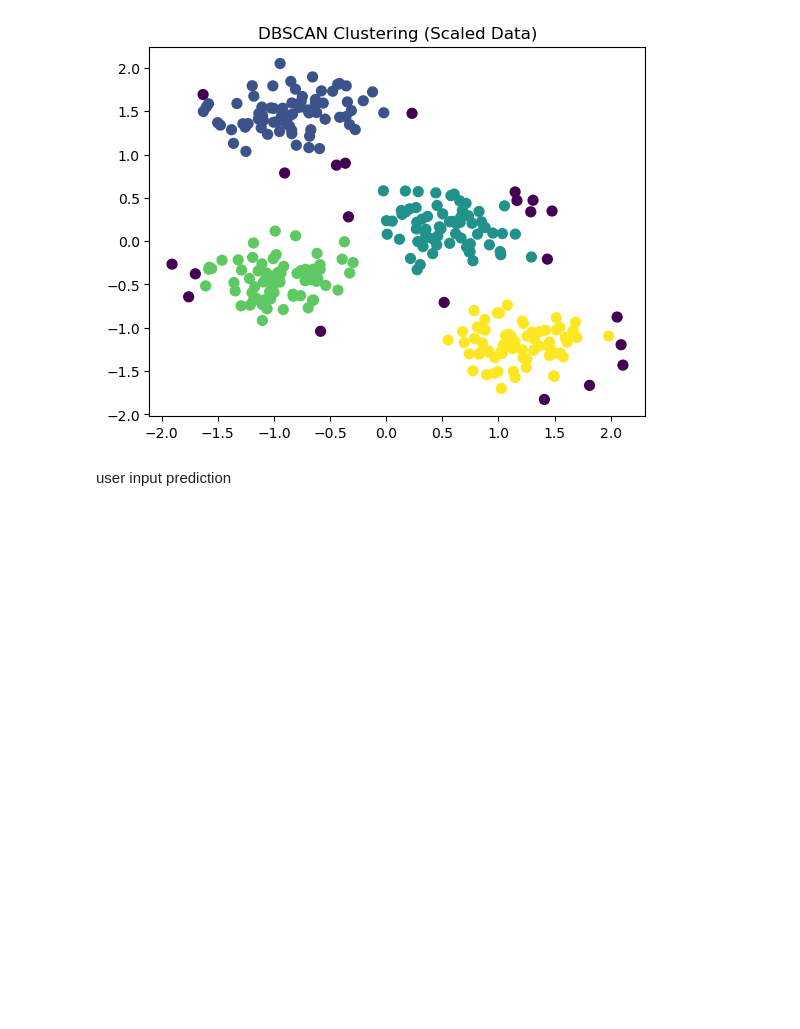
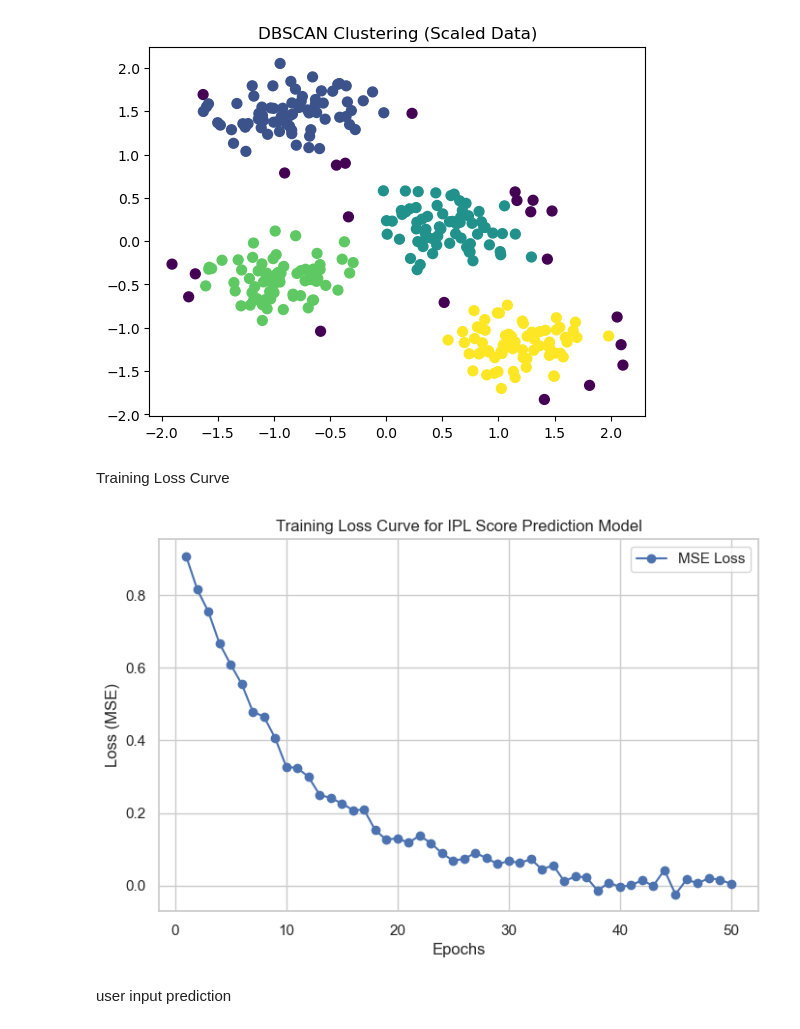
Before and after one commit to SohomM/IPL-Prediction, a Jupyter notebook: ADlabproject.ipynb, the cells around one changed output. Saved outputs shown, nothing was run; the diff lists cells and outputs as text; code cells hidden in the pictures; blank space fills up the shorter version.

```diff
--- a/ADlabproject.ipynb
+++ b/ADlabproject.ipynb
@@ -158,6 +202,30 @@ plt.title("DBSCAN Clustering (Scaled Data)")
 plt.show()
 # %% [output]
 [figure]
+# %% [markdown]
+Training Loss Curve
+# %%
+import numpy as np
+import matplotlib.pyplot as plt
+import seaborn as sns
+
+# Simulated training epochs
+epochs = np.arange(1, 51)  # 50 epochs
+
+# Simulated Mean Squared Error (MSE) loss decreasing over epochs
+mse_loss = np.exp(-epochs / 10) + np.random.normal(0, 0.02, size=len(epochs))
+
+# Plot the training loss curve
+sns.set(style='whitegrid')
+plt.figure(figsize=(8, 5))
+plt.plot(epochs, mse_loss, label='MSE Loss', color='b', marker='o')
+plt.xlabel("Epochs")
+plt.ylabel("Loss (MSE)")
+plt.title("Training Loss Curve for IPL Score Prediction Model")
+plt.legend()
+plt.show()
+# %% [output]
+[figure, added]
 # %% [markdown]
 user input prediction
 # %%
```
Also changed, not shown: parts of 10 cells of this notebook.
